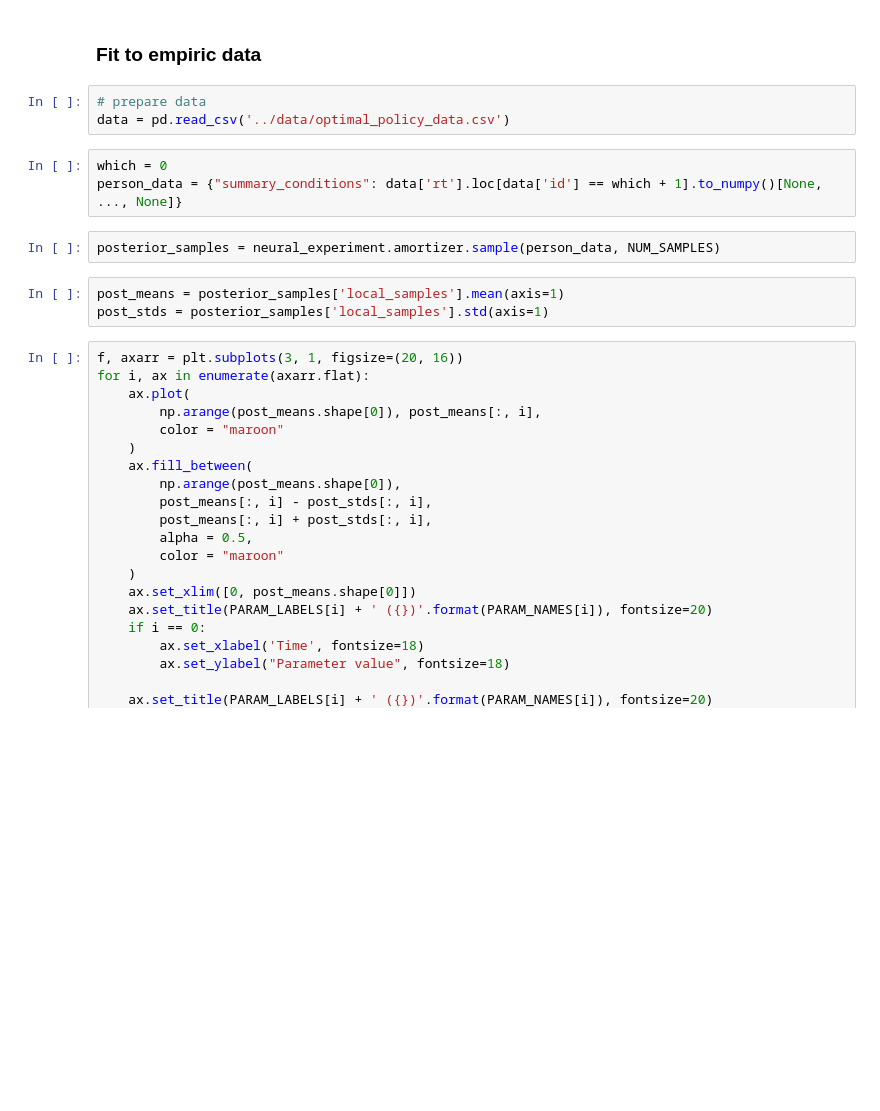
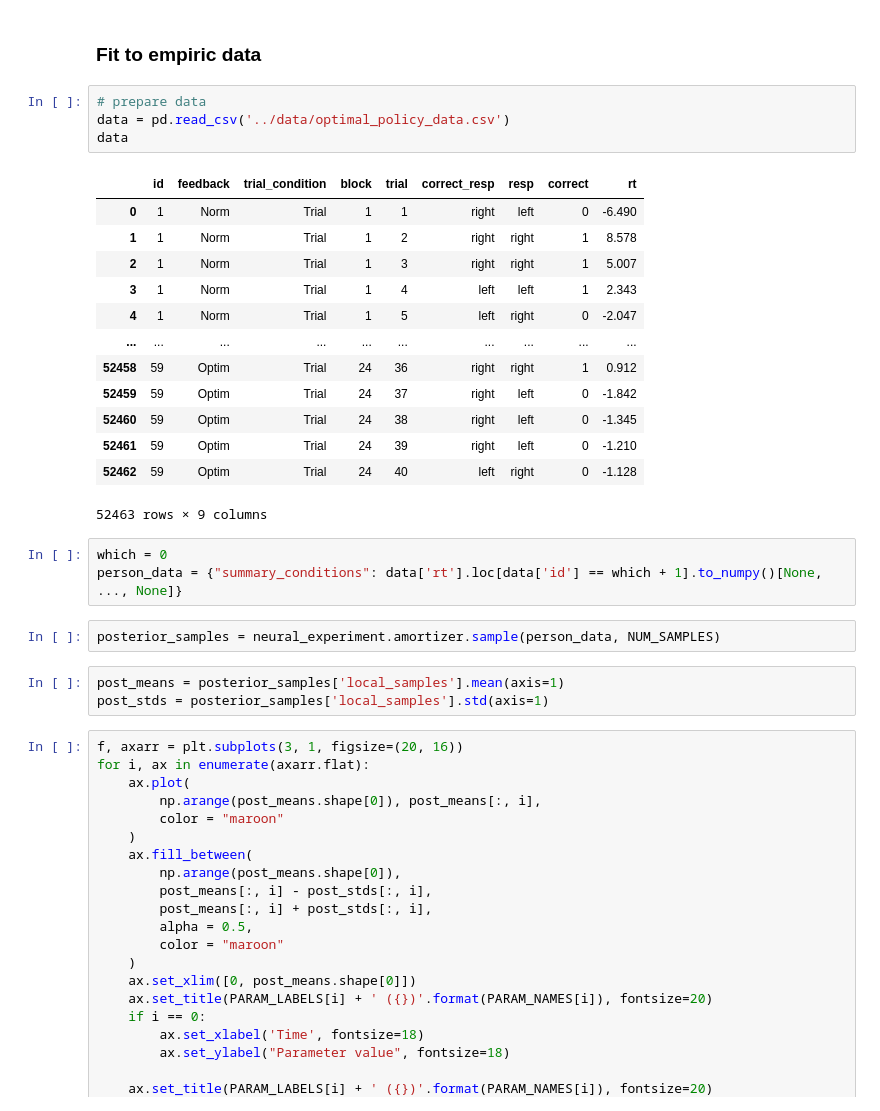
Before and after one commit to bayesflow-org/Neural-Superstatistics, a Jupyter notebook: applications/optimal_policy/notebook/optimal_policy_experiment.ipynb, the cells around one changed output. Drawn from its saved outputs; the diff is of its cells as text; blank space fills up the shorter version.

```diff
--- a/applications/optimal_policy/notebook/optimal_policy_experiment.ipynb
+++ b/applications/optimal_policy/notebook/optimal_policy_experiment.ipynb
@@ -101,6 +102,21 @@ f.tight_layout
 # %%
 # prepare data
 data = pd.read_csv('../data/optimal_policy_data.csv')
+data
+# %% [output]
+|  | id | feedback | trial_condition | block | trial | correct_resp | resp | correct | rt |
+| 0 | 1 | Norm | Trial | 1 | 1 | right | left | 0 | -6.490 |
+| 1 | 1 | Norm | Trial | 1 | 2 | right | right | 1 | 8.578 |
+| 2 | 1 | Norm | Trial | 1 | 3 | right | right | 1 | 5.007 |
+| 3 | 1 | Norm | Trial | 1 | 4 | left | left | 1 | 2.343 |
+| 4 | 1 | Norm | Trial | 1 | 5 | left | right | 0 | -2.047 |
+| ... | ... | ... | ... | ... | ... | ... | ... | ... | ... |
+| 52458 | 59 | Optim | Trial | 24 | 36 | right | right | 1 | 0.912 |
+| 52459 | 59 | Optim | Trial | 24 | 37 | right | left | 0 | -1.842 |
+| 52460 | 59 | Optim | Trial | 24 | 38 | right | left | 0 | -1.345 |
+| 52461 | 59 | Optim | Trial | 24 | 39 | right | left | 0 | -1.210 |
+| 52462 | 59 | Optim | Trial | 24 | 40 | left | right | 0 | -1.128 |
+52463 rows × 9 columns
 # %%
 which = 0
 person_data = {"summary_conditions": data['rt'].loc[data['id'] == which + 1].to_numpy()[None, ..., None]}
```
Also changed, not shown: parts of 7 cells of this notebook, 5 other files.
